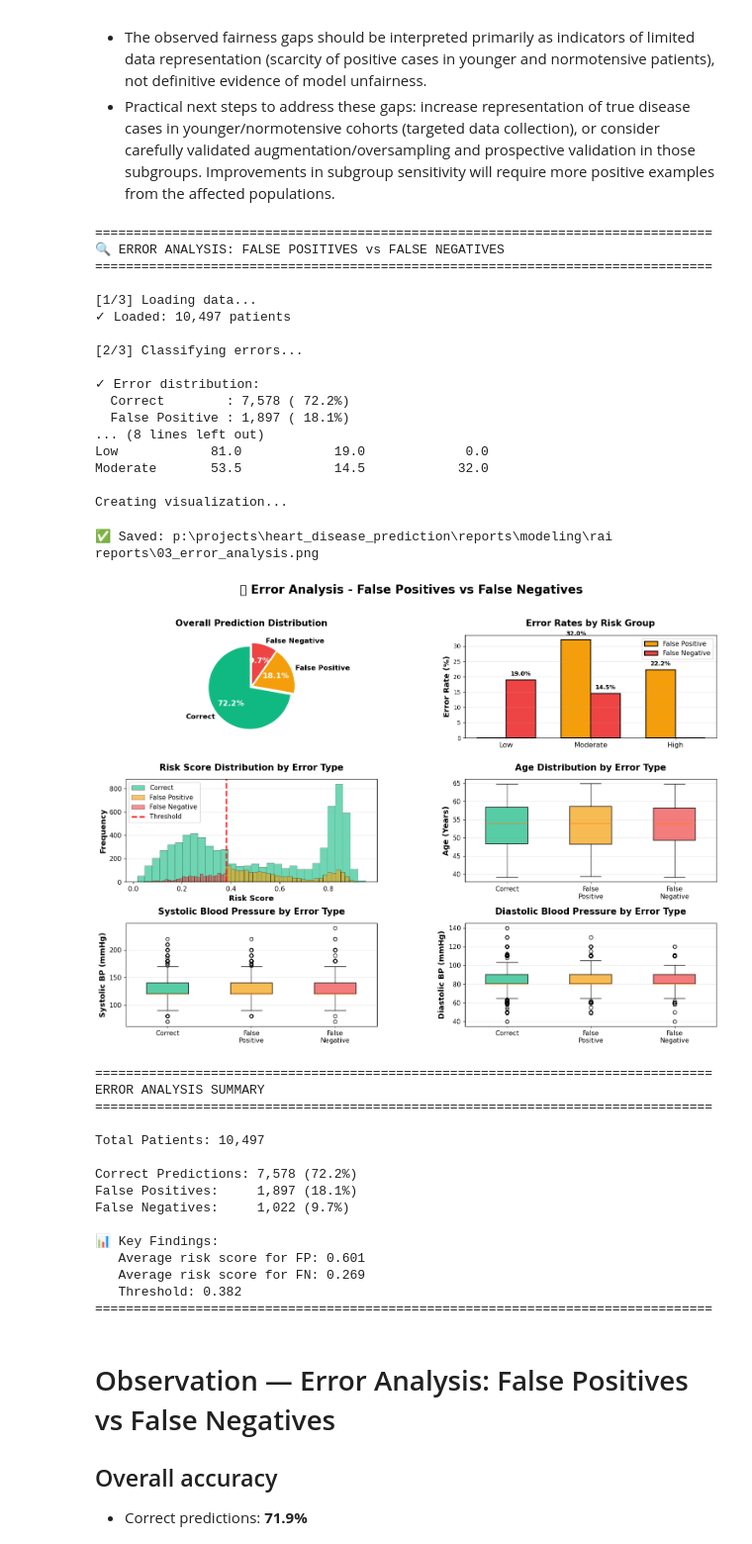
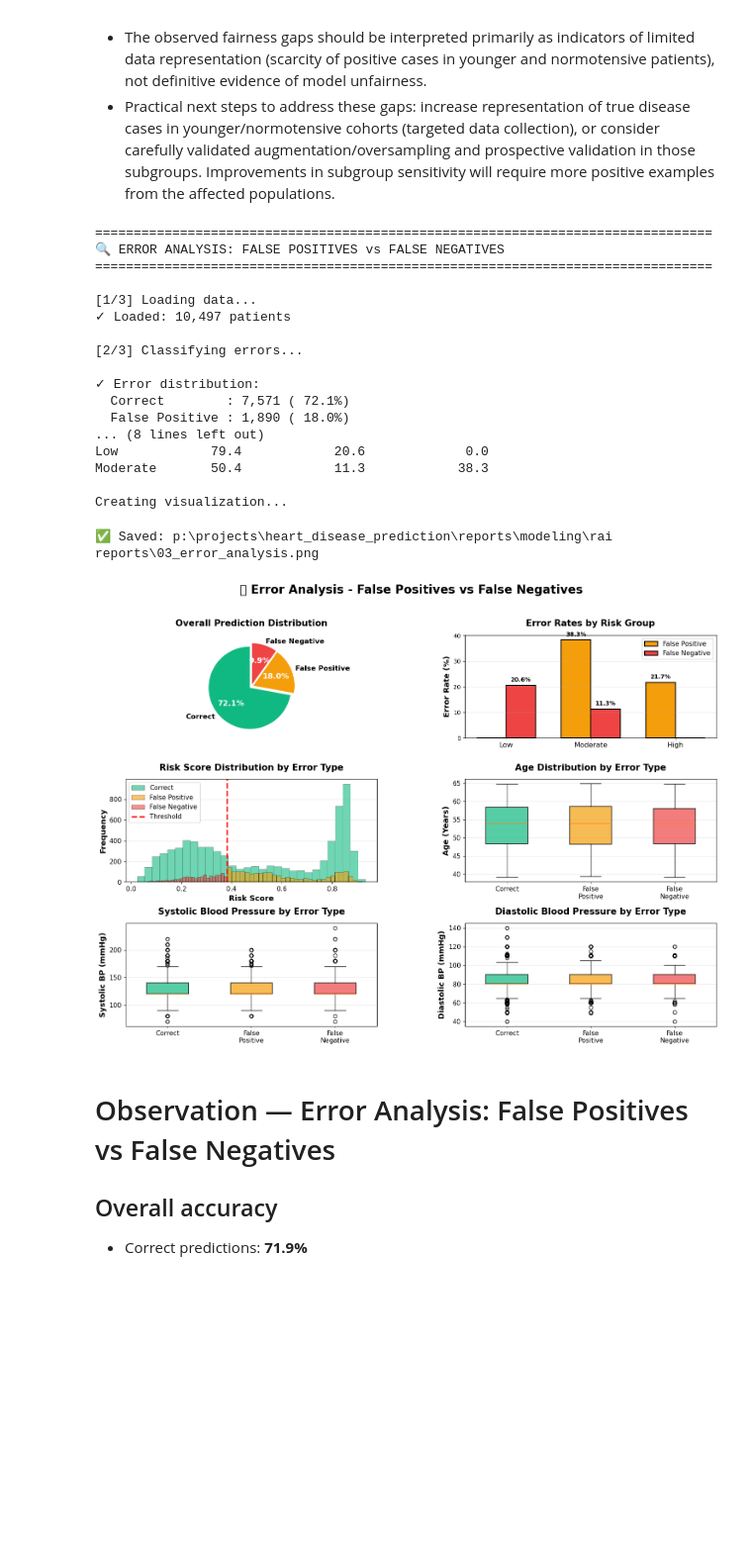
Before and after one commit to Ychandrasekharrao/heart-disease, a Jupyter notebook: src/notebooks/rai_dashboard.ipynb, the cells around one changed output. Shown at 99% size. Saved outputs shown, nothing was run; the diff lists cells and outputs as text; code cells hidden in the pictures; blank space fills up the shorter version.

```diff
--- a/src/notebooks/rai_dashboard.ipynb
+++ b/src/notebooks/rai_dashboard.ipynb
@@ -128,13 +194,6 @@ memory usage: 780.8 KB
 RAI ANALYSIS #1: GENDER FAIRNESS
 Analyzes model fairness between Female and Male patients
 """
-
-import numpy as np
-import pandas as pd
-import matplotlib.pyplot as plt
-from pathlib import Path
-from sklearn.metrics import confusion_matrix
-
 # ============================================================================
 # SETUP
 # ============================================================================
@@ -159,11 +218,7 @@ print("="*80)
 print("\n[1/3] Loading data...")
 
 # Load updated risk profiles (includes all features: Sex, BP, Age, etc.)
-df_test = pd.read_csv(METRICS_DIR / 'df_risk_profiles_updated.csv')
-
-# Map Sex encoding (0=Female, 1=Male) if numeric
-if df_test['Sex'].dtype in ['int8', 'int64', 'int32']:
-    df_test['Sex'] = df_test['Sex'].map({0: 'Female', 1: 'Male'})
+df_test = pd.read_csv(METRICS_DIR / 'risk_profiles_all.csv')
 
 print(f"✓ Loaded: {len(df_test):,} patients")
 print(f"✓ Gender distribution:")
@@ -805,12 +628,6 @@ Stage 1 HTN (130-139/80-89)    79.888933 20.111067 36.457049    4954
 RAI ANALYSIS #3: ERROR ANALYSIS (IMPROVED SPACING)
 Deep dive into False Positives and False Negatives
 """
-
-import numpy as np
-import pandas as pd
-import matplotlib.pyplot as plt
-from pathlib import Path
-
 # ============================================================================
 # SETUP
 # ============================================================================
@@ -835,7 +652,7 @@ print("="*80)
 print("\n[1/3] Loading data...")
 
 # Load risk profiles
-df_risk_profiles = pd.read_csv(METRICS_DIR / 'df_risk_profiles_updated.csv')
+df_risk_profiles = pd.read_csv(METRICS_DIR / 'risk_profiles_all.csv')
 
 # Load test features
 X_test_full = pd.read_parquet(DATA_DIR / 'X_test.parquet')
@@ -1028,75 +845,38 @@ for patch, color in zip(bp_dbp['boxes'], colors_box):
 ax6.set_ylabel('Diastolic BP (mmHg)', fontsize=13, fontweight='bold')
 ax6.set_title('Diastolic Blood Pressure by Error Type', fontsize=15, fontweight='bold', pad=15)
 ax6.grid(alpha=0.3, axis='y')
 ax6.tick_params(labelsize=11)
 
 plt.tight_layout(rect=[0, 0, 1, 0.97])
 
 # ============================================================================
 # SAVE
 # ============================================================================
 output_path = FIGURES_DIR / '03_error_analysis.png'
 plt.savefig(output_path, dpi=300, bbox_inches='tight', facecolor='white')
 print(f"\n✅ Saved: {output_path}")
 plt.show()
 plt.close()
-
-# ============================================================================
-# SUMMARY STATISTICS
-# ============================================================================
-print("\n" + "="*80)
-print("ERROR ANALYSIS SUMMARY")
-print("="*80)
-
-print(f"\nTotal Patients: {len(df_test):,}")
-print(f"\nCorrect Predictions: {error_counts.get('Correct', 0):,} ({error_counts.get('Correct', 0)/len(df_test)*100:.1f}%)")
-print(f"False Positives:     {error_counts.get('False Positive', 0):,} ({error_counts.get('False Positive', 0)/len(df_test)*100:.1f}%)")
-print(f"False Negatives:     {error_counts.get('False Negative', 0):,} ({error_counts.get('False Negative', 0)/len(df_test)*100:.1f}%)")
-
-print("\n📊 Key Findings:")
-fp_mean_risk = df_test[df_test['Error_Type'] == 'False Positive']['Risk_Score'].mean()
-fn_mean_risk = df_test[df_test['Error_Type'] == 'False Negative']['Risk_Score'].mean()
-
-print(f"   Average risk score for FP: {fp_mean_risk:.3f}")
-print(f"   Average risk score for FN: {fn_mean_risk:.3f}")
-print(f"   Threshold: {df_test['Threshold'].iloc[0]:.3f}")
-
-print("="*80 + "\n")
 # %% [output]
 ================================================================================
 🔍 ERROR ANALYSIS: FALSE POSITIVES vs FALSE NEGATIVES
 ================================================================================
 
 [1/3] Loading data...
 ✓ Loaded: 10,497 patients
 
 [2/3] Classifying errors...
 
 ✓ Error distribution:
-  Correct        : 7,578 ( 72.2%)
-  False Positive : 1,897 ( 18.1%)
+  Correct        : 7,571 ( 72.1%)
+  False Positive : 1,890 ( 18.0%)
 ... (8 lines left out)
-Low            81.0            19.0             0.0
-Moderate       53.5            14.5            32.0
+Low            79.4            20.6             0.0
+Moderate       50.4            11.3            38.3
 
 Creating visualization...
 ✅ Saved: p:\projects\heart_disease_prediction\reports\modeling\rai reports\03_error_analysis.png
-[figure, old version]
+[figure, new version]
-================================================================================
-ERROR ANALYSIS SUMMARY
-================================================================================
-
-Total Patients: 10,497
-
-Correct Predictions: 7,578 (72.2%)
-False Positives:     1,897 (18.1%)
-False Negatives:     1,022 (9.7%)
-
-📊 Key Findings:
-   Average risk score for FP: 0.601
-   Average risk score for FN: 0.269
-   Threshold: 0.382
-================================================================================
 # %% [markdown]
 # Observation — Error Analysis: False Positives vs False Negatives
 
```
Also changed, not shown: parts of 17 cells of this notebook, 1 other file.
